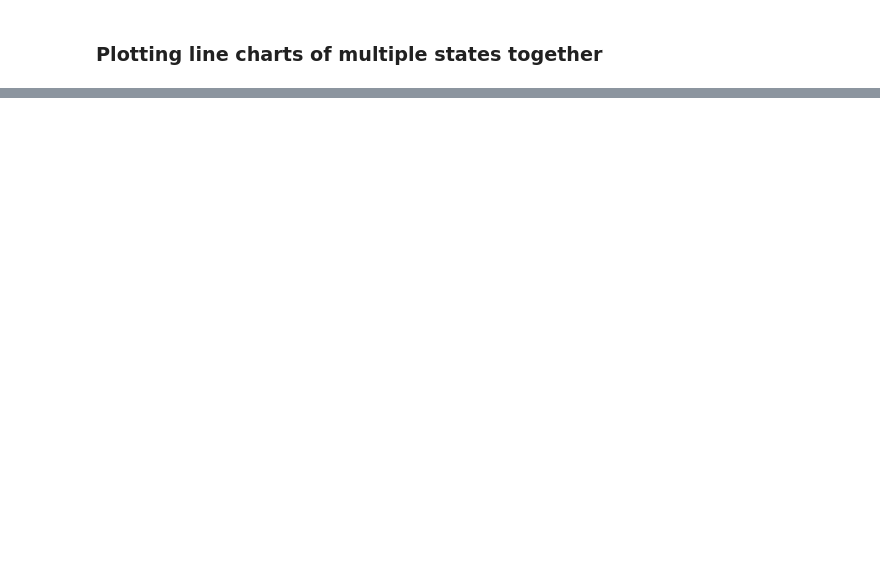
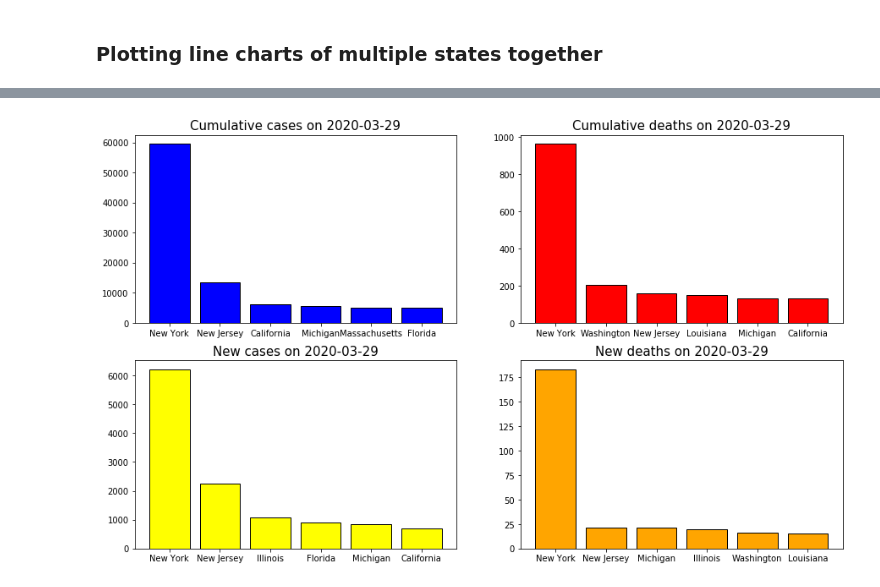
Before and after one commit to tirthajyoti/Covid-19-analysis, a Jupyter notebook: Notebook/NYTCovid.ipynb, the cells around one changed output, grey strips where cells are left out. Cells and saved outputs as stored; diff of their text form; code cells hidden in the pictures; blank space fills up the shorter version.

```diff
--- a/Notebook/NYTCovid.ipynb
+++ b/Notebook/NYTCovid.ipynb
@@ -328,0 +402,4 @@ n.plot_multi_state(states=['California','Michigan','Illinois'],last_30_days=True
+# %%
+n.rankState(N=6)
+# %% [output]
+[figure, added]
```
Also changed, not shown: parts of 11 cells of this notebook.
